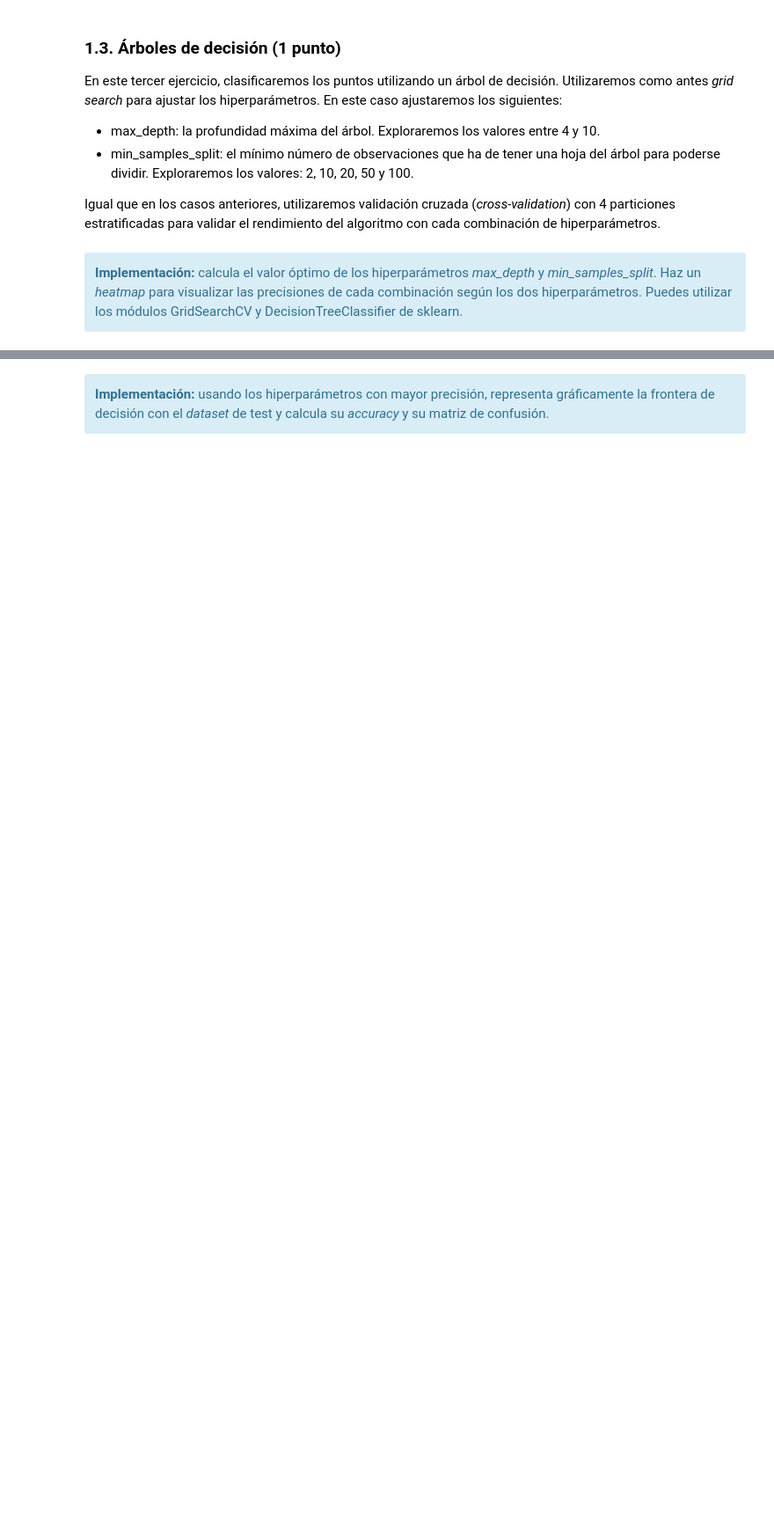
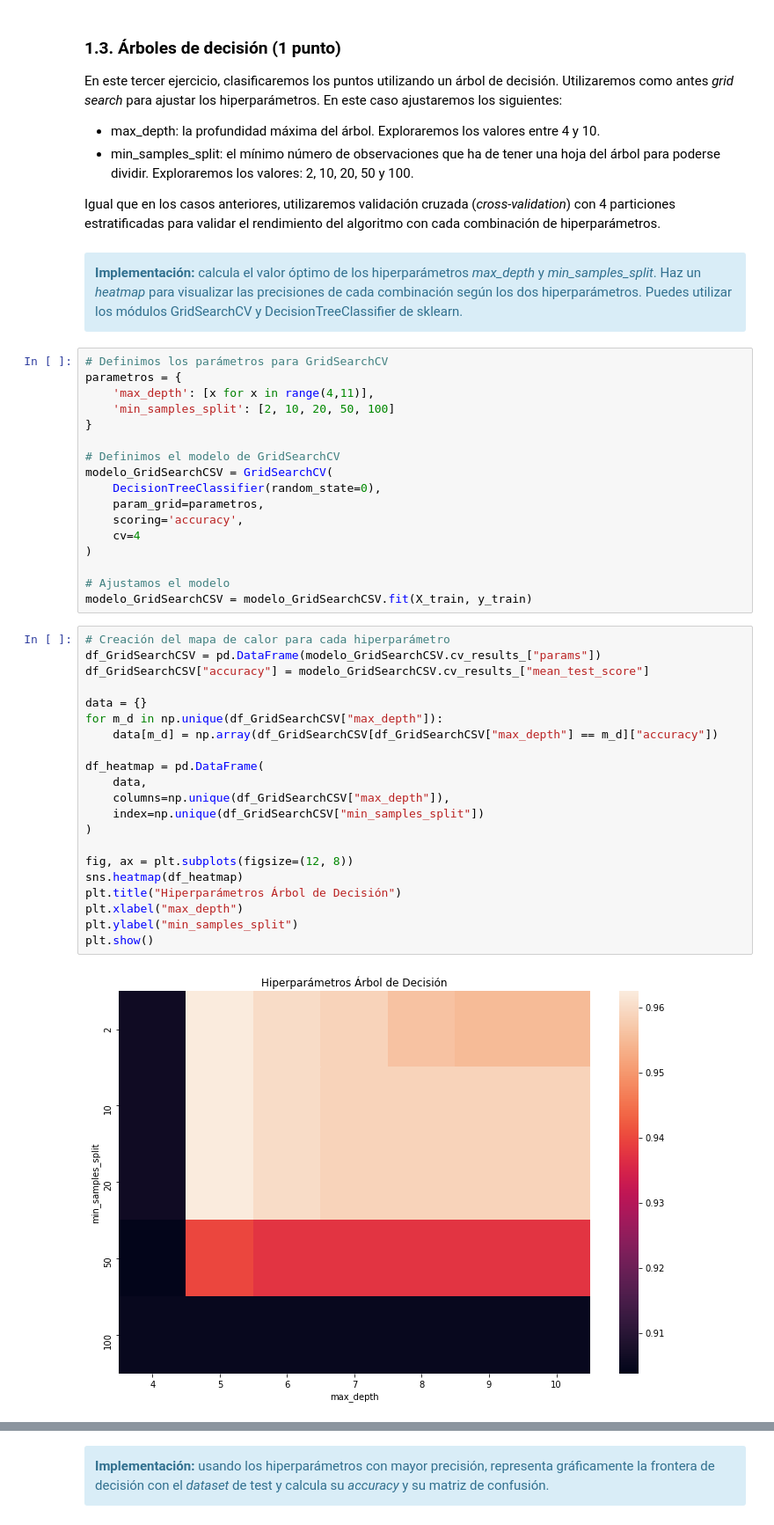
Before and after one commit to mariousm/Data-Science-Master, a Jupyter notebook: 2021-22/PrimerSemestre/Mineria/PEC3/20211_M2.855_PEC3_Enunciado.ipynb, the cells around one changed output, grey strips where cells are left out. Shown: that part at 88% size. Saved outputs shown, nothing was run; the diff lists cells and outputs as text; blank space fills up the shorter version.

```diff
--- a/2021-22/PrimerSemestre/Mineria/PEC3/20211_M2.855_PEC3_Enunciado.ipynb
+++ b/2021-22/PrimerSemestre/Mineria/PEC3/20211_M2.855_PEC3_Enunciado.ipynb
@@ -375,3 +375,43 @@ Igual que en los casos anteriores, utilizaremos validación cruzada (*cross-vali
 <div class="alert alert-block alert-info">
     <strong>Implementación:</strong> calcula el valor óptimo de los hiperparámetros <i>max_depth</i> y <i>min_samples_split</i>. Haz un <i>heatmap</i> para visualizar las precisiones de cada combinación según los dos hiperparámetros. Puedes utilizar los módulos GridSearchCV y DecisionTreeClassifier de sklearn.
 </div>
+# %%
+# Definimos los parámetros para GridSearchCV
+parametros = {
+    'max_depth': [x for x in range(4,11)],
+    'min_samples_split': [2, 10, 20, 50, 100]
+}
+
+# Definimos el modelo de GridSearchCV
+modelo_GridSearchCSV = GridSearchCV(
+    DecisionTreeClassifier(random_state=0),
+    param_grid=parametros,
+    scoring='accuracy',
+    cv=4
+)
+
+# Ajustamos el modelo
+modelo_GridSearchCSV = modelo_GridSearchCSV.fit(X_train, y_train)
+# %%
+# Creación del mapa de calor para cada hiperparámetro
+df_GridSearchCSV = pd.DataFrame(modelo_GridSearchCSV.cv_results_["params"])
+df_GridSearchCSV["accuracy"] = modelo_GridSearchCSV.cv_results_["mean_test_score"]
+
+data = {}
+for m_d in np.unique(df_GridSearchCSV["max_depth"]):
+    data[m_d] = np.array(df_GridSearchCSV[df_GridSearchCSV["max_depth"] == m_d]["accuracy"])
+
+df_heatmap = pd.DataFrame(
+    data,
+    columns=np.unique(df_GridSearchCSV["max_depth"]),
+    index=np.unique(df_GridSearchCSV["min_samples_split"])
+)
+
+fig, ax = plt.subplots(figsize=(12, 8))
+sns.heatmap(df_heatmap)
+plt.title("Hiperparámetros Árbol de Decisión")
+plt.xlabel("max_depth")
+plt.ylabel("min_samples_split")
+plt.show()
+# %% [output]
+[figure, added]
```
Also changed, not shown: parts of 12 cells of this notebook.
